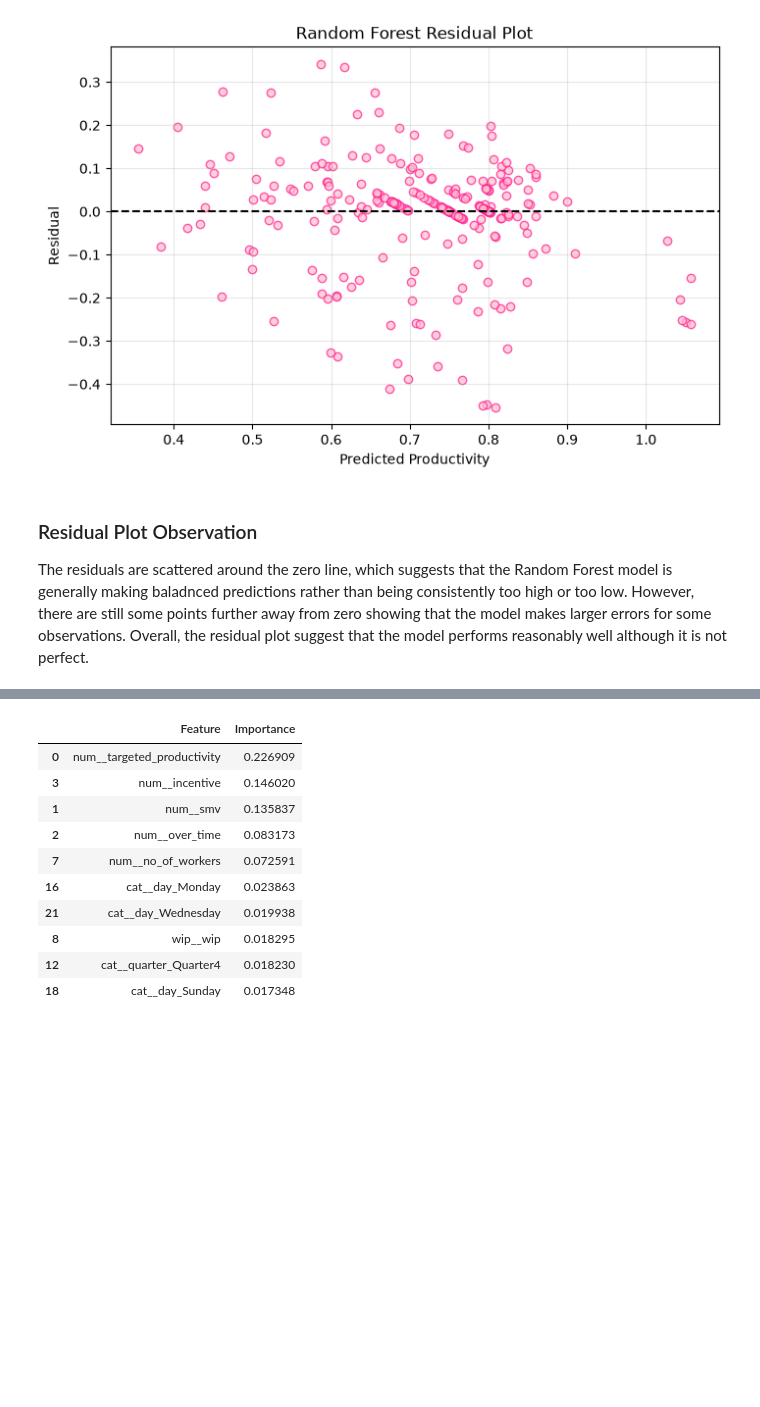
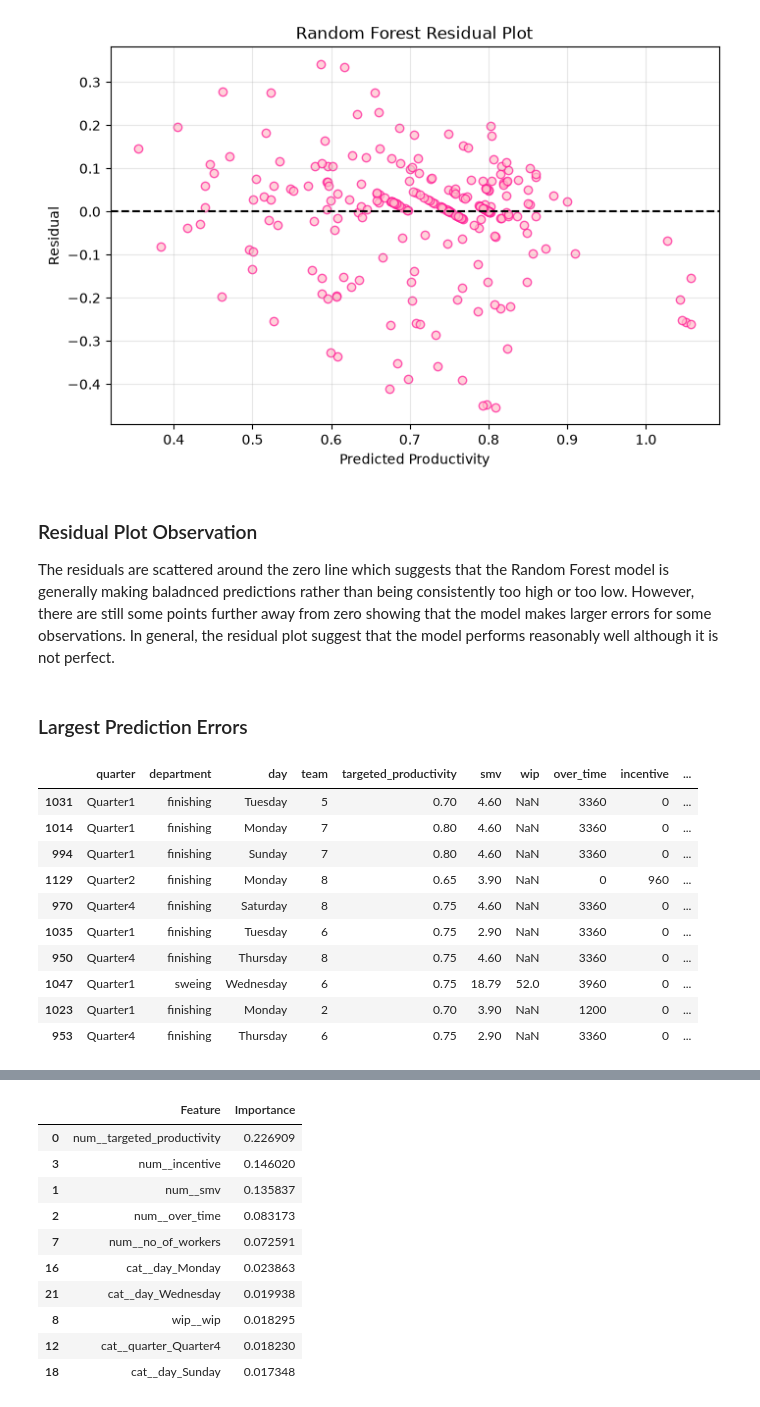
Before and after one commit to olabxo/garment-productivity-ml, a Jupyter notebook: notebooks/03_garment_model_comparison.ipynb, the cells around one changed output, grey strips where cells are left out. Saved outputs shown, nothing was run; the diff lists cells and outputs as text; code cells hidden in the pictures; blank space fills up the shorter version.

Commit message:
Completed, Updated Model Comparison and README

```diff
--- a/notebooks/03_garment_model_comparison.ipynb
+++ b/notebooks/03_garment_model_comparison.ipynb
@@ -118,3 +122,13 @@ preprocessor = ColumnTransformer(
+# %%
+# Creates the same mean baseline used in the previous notebook
+baseline_model = DummyRegressor(strategy="mean")
+
+baseline_model.fit(X_train, y_train)
+y_pred_baseline = baseline_model.predict(X_test)
+
+baseline_mae = mean_absolute_error(y_test, y_pred_baseline)
+baseline_rmse = root_mean_squared_error(y_test, y_pred_baseline)
+baseline_r2 = r2_score(y_test, y_pred_baseline)
 # %% [markdown]
 ## 3. Linear Regression
 
@@ -317,5 +335,33 @@ plt.show()
 # %% [markdown]
 ### Residual Plot Observation
 
-The residuals are scattered around the zero line, which suggests that the Random Forest model is generally making baladnced predictions rather than being consistently too high or too low. However, there are still some points further away from zero showing that the model makes larger errors for some observations.
-Overall, the residual plot suggest that the model performs reasonably well although it is not perfect.
+The residuals are scattered around the zero line which suggests that the Random Forest model is generally making baladnced predictions rather than being consistently too high or too low. However, there are still some points further away from zero showing that the model makes larger errors for some observations.
+In general, the residual plot suggest that the model performs reasonably well although it is not perfect.
+# %% [markdown]
+### Largest Prediction Errors
+# %%
+# A table to examine the largest Random Forest prediction errors
+error_analysis = X_test.copy()
+
+error_analysis["Actual"] = y_test
+error_analysis["Predicted"] = y_pred_forest
+error_analysis["Residual"] = y_test - y_pred_forest
+error_analysis["Absolute Error"] = abs(error_analysis["Residual"])
+
+# Shows the 10 observations with the largest errors
+error_analysis.sort_values(
+    "Absolute Error",
+    ascending=False
+).head(10)
+# %% [output]
+|  | quarter | department | day | team | targeted_productivity | smv | wip | over_time | incentive | ... |
+| 1031 | Quarter1 | finishing | Tuesday | 5 | 0.70 | 4.60 | NaN | 3360 | 0 | ... |
+| 1014 | Quarter1 | finishing | Monday | 7 | 0.80 | 4.60 | NaN | 3360 | 0 | ... |
+| 994 | Quarter1 | finishing | Sunday | 7 | 0.80 | 4.60 | NaN | 3360 | 0 | ... |
+| 1129 | Quarter2 | finishing | Monday | 8 | 0.65 | 3.90 | NaN | 0 | 960 | ... |
+| 970 | Quarter4 | finishing | Saturday | 8 | 0.75 | 4.60 | NaN | 3360 | 0 | ... |
+| 1035 | Quarter1 | finishing | Tuesday | 6 | 0.75 | 2.90 | NaN | 3360 | 0 | ... |
+| 950 | Quarter4 | finishing | Thursday | 8 | 0.75 | 4.60 | NaN | 3360 | 0 | ... |
+| 1047 | Quarter1 | sweing | Wednesday | 6 | 0.75 | 18.79 | 52.0 | 3960 | 0 | ... |
+| 1023 | Quarter1 | finishing | Monday | 2 | 0.70 | 3.90 | NaN | 1200 | 0 | ... |
+| 953 | Quarter4 | finishing | Thursday | 6 | 0.75 | 2.90 | NaN | 3360 | 0 | ... |
```
Also changed, not shown: parts of 11 cells of this notebook, 1 other file.
